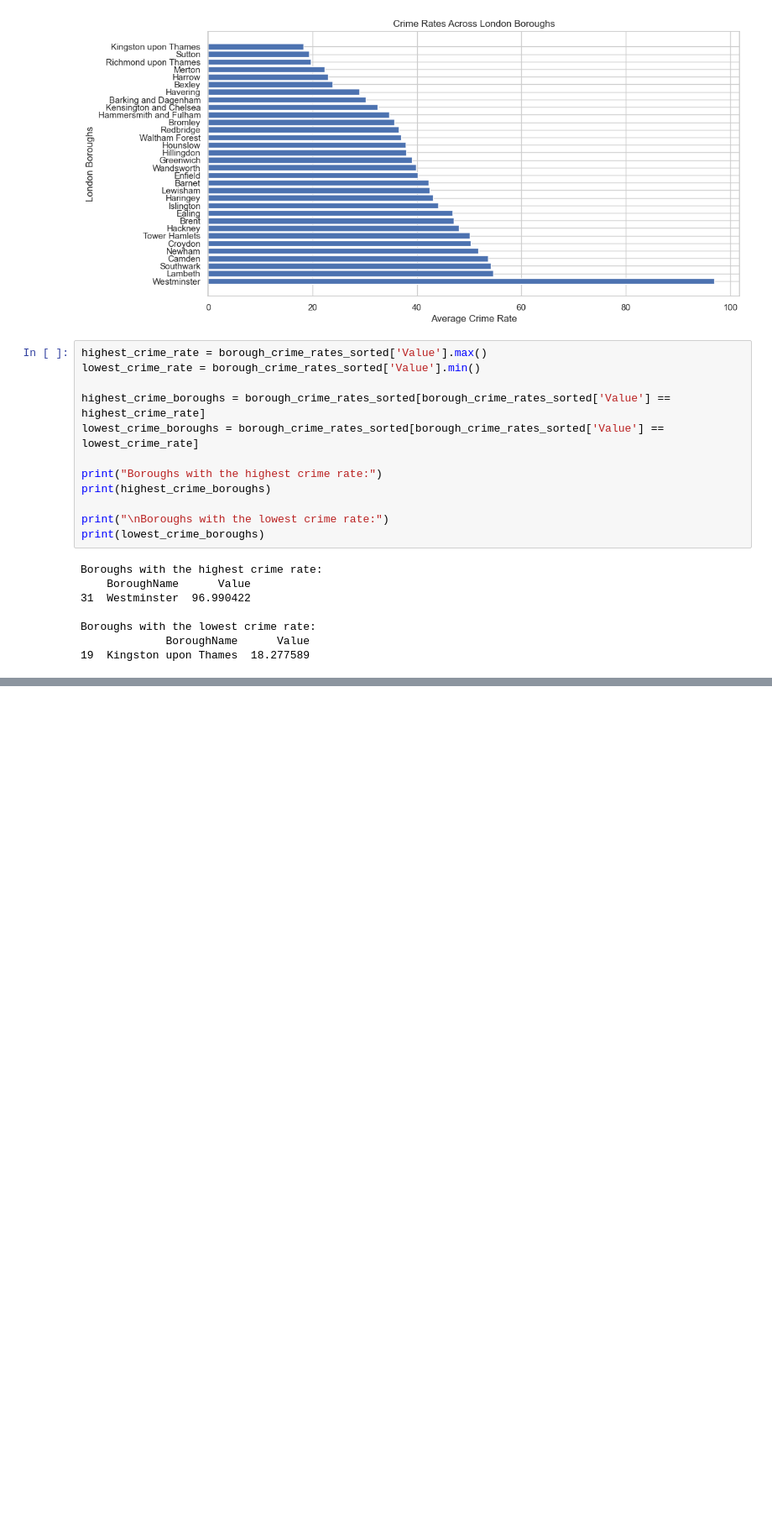
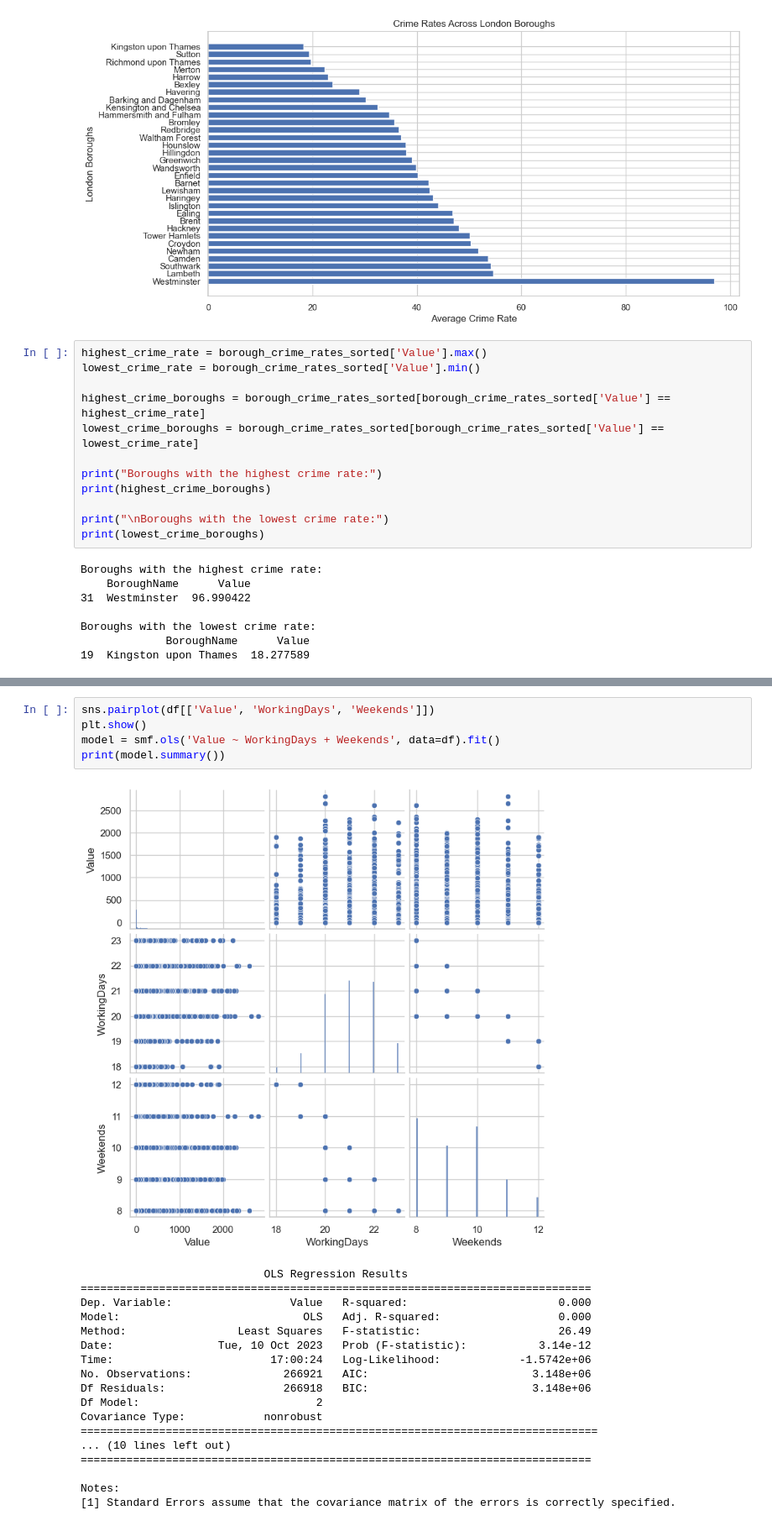
Before and after one commit to mlsystemdesignproject/neighbourhood-safety-prediction, a Jupyter notebook: notebooks/EDA_agg.ipynb, the cells around one changed output, grey strips where cells are left out. Shown at 84% size. Cells and saved outputs as stored; diff of their text form; blank space fills up the shorter version.

```diff
--- a/notebooks/EDA_agg.ipynb
+++ b/notebooks/EDA_agg.ipynb
@@ -100,0 +114,24 @@ Boroughs with the lowest crime rate:
+# %%
+sns.pairplot(df[['Value', 'WorkingDays', 'Weekends']])
+plt.show()
+model = smf.ols('Value ~ WorkingDays + Weekends', data=df).fit()
+print(model.summary())
+# %% [output]
+[figure, added]
+                            OLS Regression Results
+==============================================================================
+Dep. Variable:                  Value   R-squared:                       0.000
+Model:                            OLS   Adj. R-squared:                  0.000
+Method:                 Least Squares   F-statistic:                     26.49
+Date:                Tue, 10 Oct 2023   Prob (F-statistic):           3.14e-12
+Time:                        17:00:24   Log-Likelihood:            -1.5742e+06
+No. Observations:              266921   AIC:                         3.148e+06
+Df Residuals:                  266918   BIC:                         3.148e+06
+Df Model:                           2
+Covariance Type:            nonrobust
+===============================================================================
+... (10 lines left out)
+==============================================================================
+
+Notes:
+[1] Standard Errors assume that the covariance matrix of the errors is correctly specified.
```
Also changed, not shown: parts of 6 cells of this notebook.
